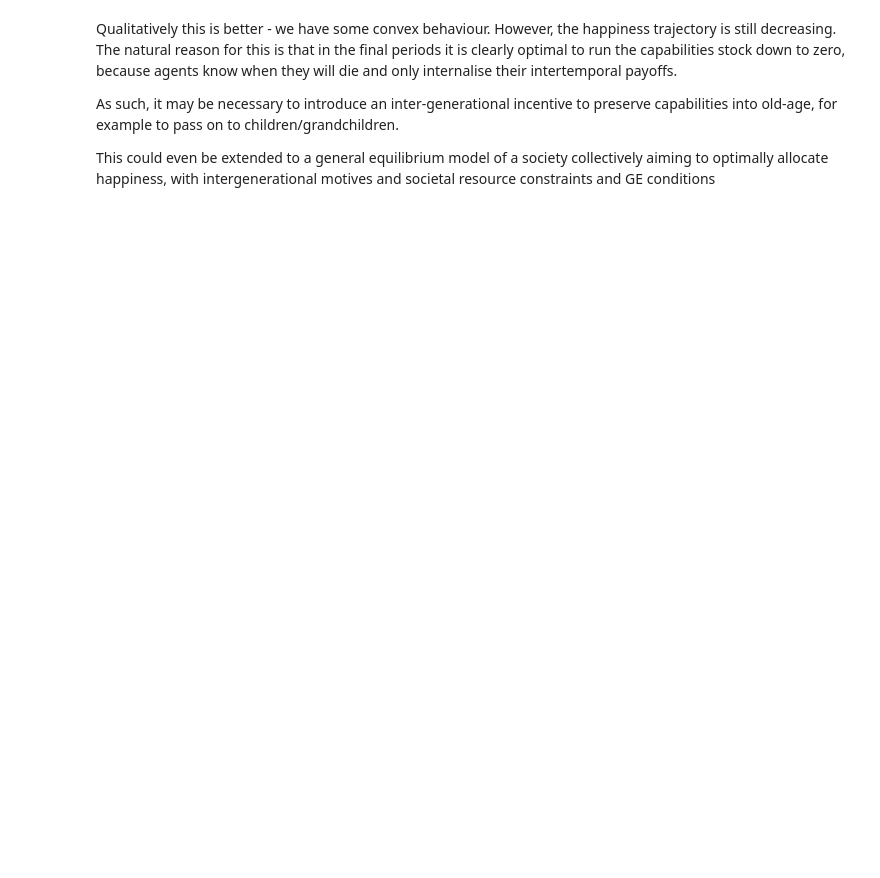
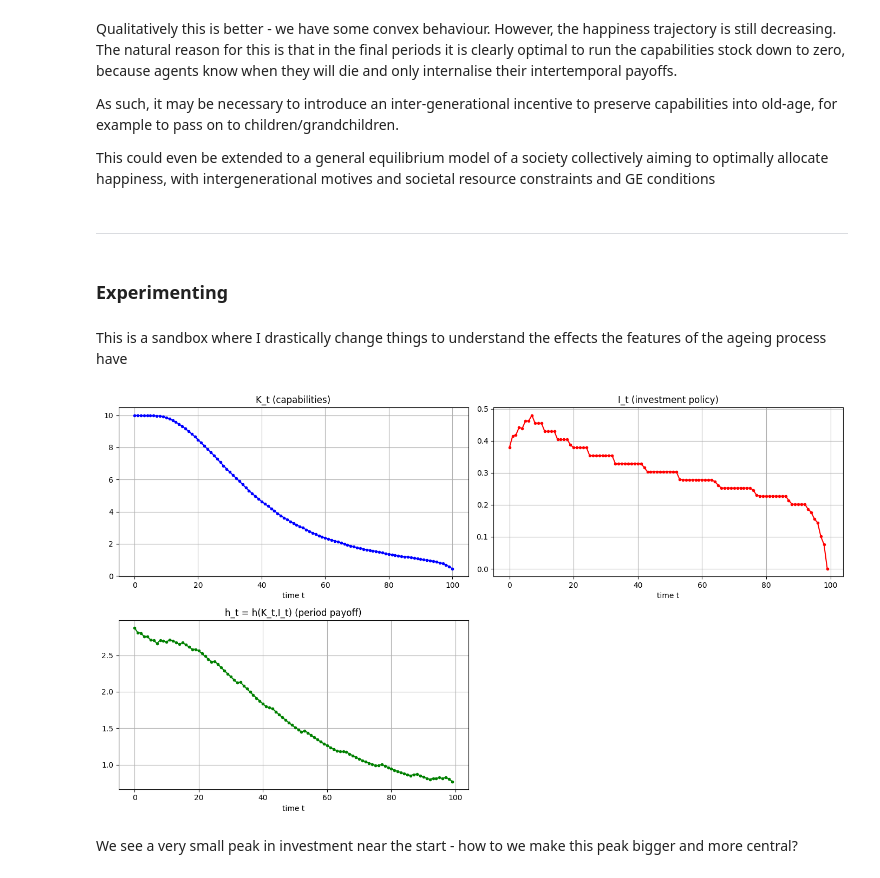
Before and after one commit to jacobmcl7/happiness_U_shape_foundation, a Jupyter notebook: Code/time-dep_problem_analysis.ipynb, the cells around one changed output. Cells and saved outputs as stored; diff of their text form; code cells hidden in the pictures; blank space fills up the shorter version.

```diff
--- a/Code/time-dep_problem_analysis.ipynb
+++ b/Code/time-dep_problem_analysis.ipynb
@@ -51,7 +43,7 @@ To do this, I define a function that solves the finite-horizon optimisation prob
 def solve_and_simulate(K0, Kmin, Kmax, nK, Imin, Imax, nI, Tsim, beta, h_of_t, K_next):
 
     # these arguments correspond to:
-        # K0: initial capital
+        # K0: initial capabilities
         # Kmin, Kmax: min and max of K_grid
         # nK: number of grid points for K
         # Imin, Imax: min and max of I_grid
@@ -61,7 +53,7 @@ def solve_and_simulate(K0, Kmin, Kmax, nK, Imin, Imax, nI, Tsim, beta, h_of_t, K
         # delta_path: array of length Tsim with depreciation rate for each t
         # A, alpha, beta: model parameters
         # h_of_t: the function h(K,I,t) that computes period payoff (evaluated on a grid of different values of I)
-        # K_next: function to compute next period capital
+        # K_next: function to compute next period capabilities
 
     #### SET UP THE GRID TO DO THE OPTIMISATION OVER
 
@@ -156,9 +148,9 @@ def solve_and_simulate(K0, Kmin, Kmax, nK, Imin, Imax, nI, Tsim, beta, h_of_t, K
 
     fig, axs = plt.subplots(2, 2, figsize=(14, 8))
 
-    # First plot: K_t (capital)
+    # First plot: K_t (capabilities)
     axs[0, 0].plot(np.arange(Tsim+1), Ks, marker='o', color='blue', markersize=3)
-    axs[0, 0].set_title('K_t (capital)')
+    axs[0, 0].set_title('K_t (capabilities)')
     axs[0, 0].set_xlabel('time t')
     axs[0, 0].grid(True)
 
@@ -265,3 +257,33 @@ Qualitatively this is better - we have some convex behaviour. However, the happi
 As such, it may be necessary to introduce an inter-generational incentive to preserve capabilities into old-age, for example to pass on to children/grandchildren.
 
 This could even be extended to a general equilibrium model of a society collectively aiming to optimally allocate happiness, with intergenerational motives and societal resource constraints and GE conditions
+# %% [markdown]
+---
+# %% [markdown]
+### Experimenting
+# %% [markdown]
+This is a sandbox where I drastically change things to understand the effects the features of the ageing process have
+# %%
+A = 1
+alpha = 0.5
+beta = 0.98
+Tsim = 100
+gamma_path = np.linspace(1, 2, Tsim)**2 + 1
+delta_path = np.linspace(0.2, 0.5, Tsim)**2
+K0 = 10
+Kmin, Kmax, nK = 0.1, 10.0, 100
+Imin, Imax, nI = 0.0, 2.5, 100
+
+def h_of_t(K, I_grid, t):
+    gamma_t = gamma_path[t]
+    return A * (K**alpha) - gamma_t * I_grid**2
+
+def K_next(K, I_grid, t):
+    delta_t = delta_path[t]
+    return (1.0 - delta_t) * K + I_grid
+
+solve_and_simulate(K0, Kmin, Kmax, nK, Imin, Imax, nI, Tsim, beta, h_of_t, K_next)
+# %% [output]
+[figure, added]
+# %% [markdown]
+We see a very small peak in investment near the start - how to we make this peak bigger and more central?
```
Also changed, not shown: parts of 13 cells of this notebook.
